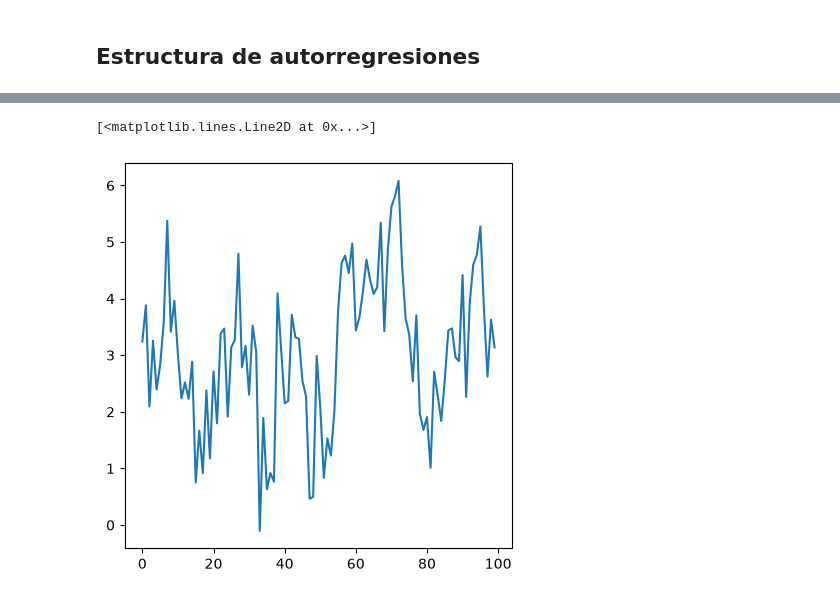
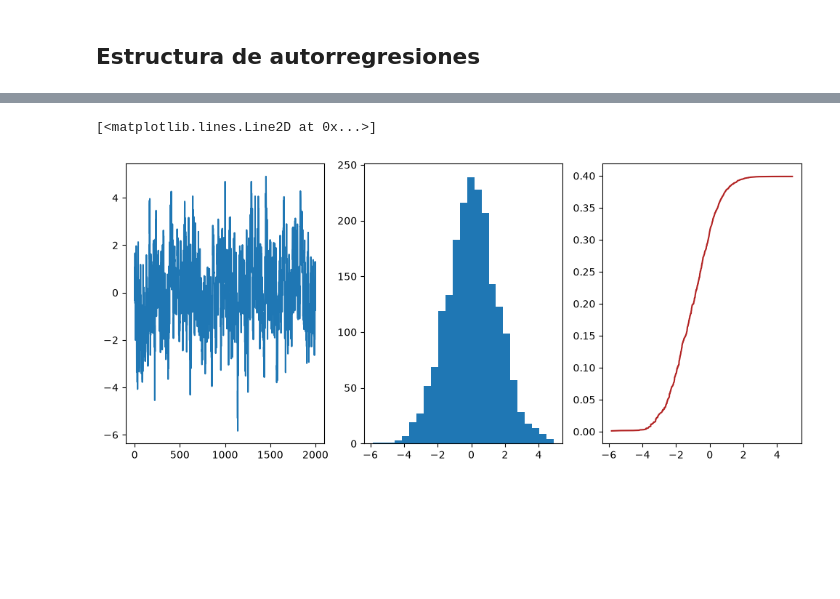
Before and after one commit to gerardorochabenigno/series_tiempo, a Jupyter notebook: notebooks/Time Domain Models.ipynb, the cells around one changed output, grey strips where cells are left out. Saved outputs shown, nothing was run; the diff lists cells and outputs as text; code cells hidden in the pictures; blank space fills up the shorter version.

```diff
--- a/notebooks/Time Domain Models.ipynb
+++ b/notebooks/Time Domain Models.ipynb
@@ -12,19 +79,37 @@ $$y_t= \sum_{j=1}^{p}\phi_j y_{t-j}+\epsilon_t$$
 # %%
 # Modelo AR(2) estacionario
-mu = 4
-c = mu * (1 - phi[0] - phi[1])
-
-y = np.zeros(100)
-y[0] = mu + np.random.normal()
-y[1] = mu + np.random.normal()
-
+n = 2000
 phi = np.array([0.5, 0.3])
 
-for i in range(2, 100):
-    y[i] =  c + np.dot(phi, y[i-2:i][::-1]) + np.random.normal()
+y = np.zeros(n)
+y[0] = np.random.normal()
+y[1] = np.random.normal()
 
-fig, ax = plt.subplots(figsize=(5,5))
-ax.plot(np.arange(100), y)
+
+
+for i in range(2, n):
+    y[i] =  np.dot(phi, y[i-2:i][::-1]) + np.random.normal()
+
+# Obtenemos probabilidades con proceso markoviano
+sigma2 = 1
+phi1, phi2 = phi
+gamma0 = sigma2 * (1 - phi2) / ((1+ phi2) *((1-phi2)**2 - phi1**2))
+gamma1 = phi1 * gamma0 / (1 - phi2)
+
+mu = np.array([0,0])
+Sigma = np.array([[gamma0, gamma1],
+                  [gamma1, gamma0]])
+
+p_init = multivariate_normal(mu, Sigma).pdf(y[:2])
+
+medias = phi1 * y[1:n-1] + phi2 * y[0:n-2]
+p_cond = norm(medias, np.sqrt(sigma2)).pdf(y[2:])
+
+# Graficamos
+fig, ax = plt.subplots(ncols=3, figsize=(12,5))
+ax[0].plot(np.arange(n), y)
+ax[1].hist(y, bins=25)
+ax[2].plot(np.sort(y[2:]), np.sort(p_cond), color='firebrick')
 # %% [output]
 [<matplotlib.lines.Line2D at 0x...>]
-[figure, old version]
+[figure, new version]
```
Also changed, not shown: parts of 4 cells of this notebook, 1 other file.
